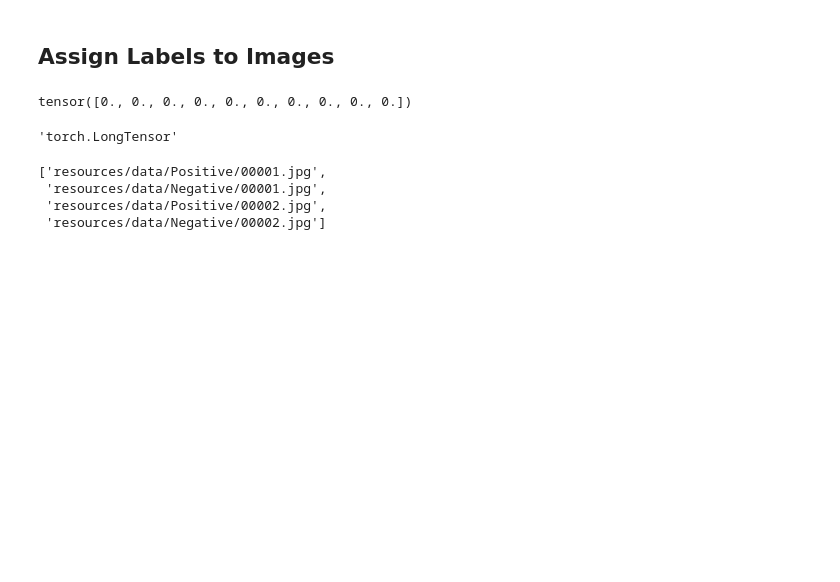
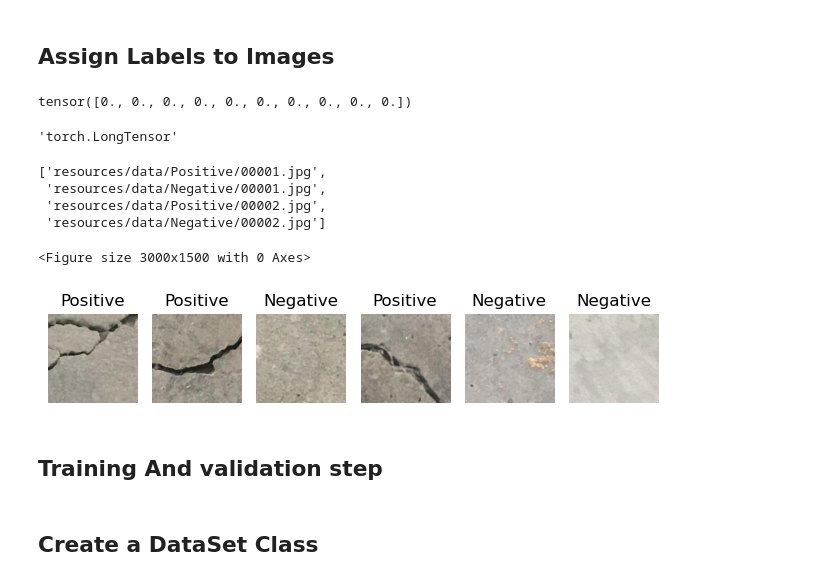
Before and after one commit to Tinonturja/Detecting-Crack-Image-Classification-Project-, a Jupyter notebook: Untitled.ipynb, the cells around one changed output. Cells and saved outputs as stored; diff of their text form; code cells hidden in the pictures; blank space fills up the shorter version.

```diff
--- a/Untitled.ipynb
+++ b/Untitled.ipynb
@@ -93,3 +93,29 @@ all_files[:4]
  'resources/data/Negative/00001.jpg',
  'resources/data/Positive/00002.jpg',
  'resources/data/Negative/00002.jpg']
+# %%
+# Plot images with matplotlib
+import numpy as np
+import random
+from pathlib import Path
+
+rand_imgs = random.sample(all_files,k = 6)
+
+plt.figure(figsize = (30,15))
+plt.subplots(nrows = 1, ncols = 6)
+
+for idx,img in enumerate(rand_imgs):
+
+    # set the subplot
+    plt.subplot(1,6,idx+1)
+    # convert the image into numpy
+    np_img = np.asarray(Image.open(img))
+    plt.imshow(np_img)
+    plt.title(f"{Path(img).parent.stem}")
+    plt.axis(False)
+    plt.tight_layout()
+# %% [output]
+<Figure size 3000x1500 with 0 Axes>
+[figure, added]
+# %% [markdown]
+## Training And validation step
@@ -95,0 +131,2 @@ all_files[:4]
+# %% [markdown]
+## Create a DataSet Class
```
Also changed, not shown: parts of 2 cells of this notebook, 1 other file.
